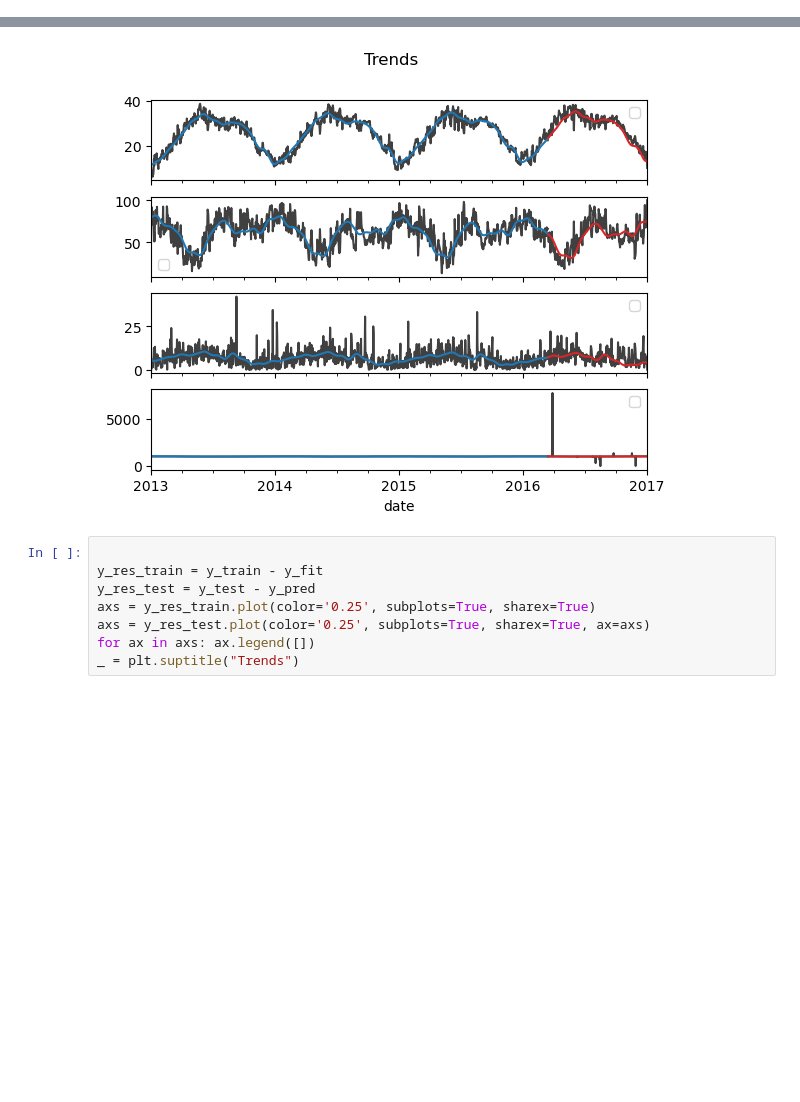
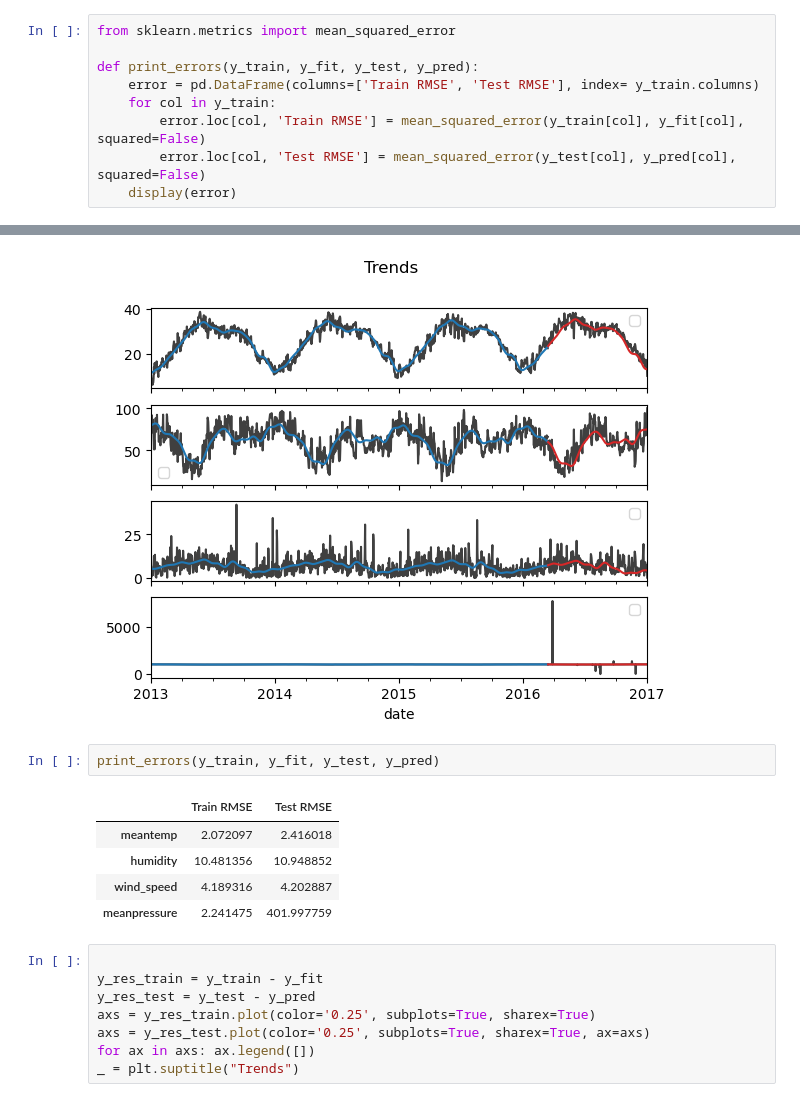
Before and after one commit to VisheshManav/FinalYearProject, a Jupyter notebook: Notebooks/notebook.ipynb, the cells around one changed output, grey strips where cells are left out. Saved outputs shown, nothing was run; the diff lists cells and outputs as text; blank space fills up the shorter version.

```diff
--- a/Notebooks/notebook.ipynb
+++ b/Notebooks/notebook.ipynb
@@ -81 +46,10 @@ df.shape
+# %%
+from sklearn.metrics import mean_squared_error
+
+def print_errors(y_train, y_fit, y_test, y_pred):
+    error = pd.DataFrame(columns=['Train RMSE', 'Test RMSE'], index= y_train.columns)
+    for col in y_train:
+        error.loc[col, 'Train RMSE'] = mean_squared_error(y_train[col], y_fit[col], squared=False)
+        error.loc[col, 'Test RMSE'] = mean_squared_error(y_test[col], y_pred[col], squared=False)
+    display(error)
 # %%
@@ -224,6 +133,14 @@ for ax in axs: ax.legend([])
 _ = plt.suptitle("Trends")
 # %% [output]
 [figure]
+# %%
+print_errors(y_train, y_fit, y_test, y_pred)
+# %% [output]
+|  | Train RMSE | Test RMSE |
+| meantemp | 2.072097 | 2.416018 |
+| humidity | 10.481356 | 10.948852 |
+| wind_speed | 4.189316 | 4.202887 |
+| meanpressure | 2.241475 | 401.997759 |
 # %%
 
 y_res_train = y_train - y_fit
```
Also changed, not shown: parts of 26 cells of this notebook.
